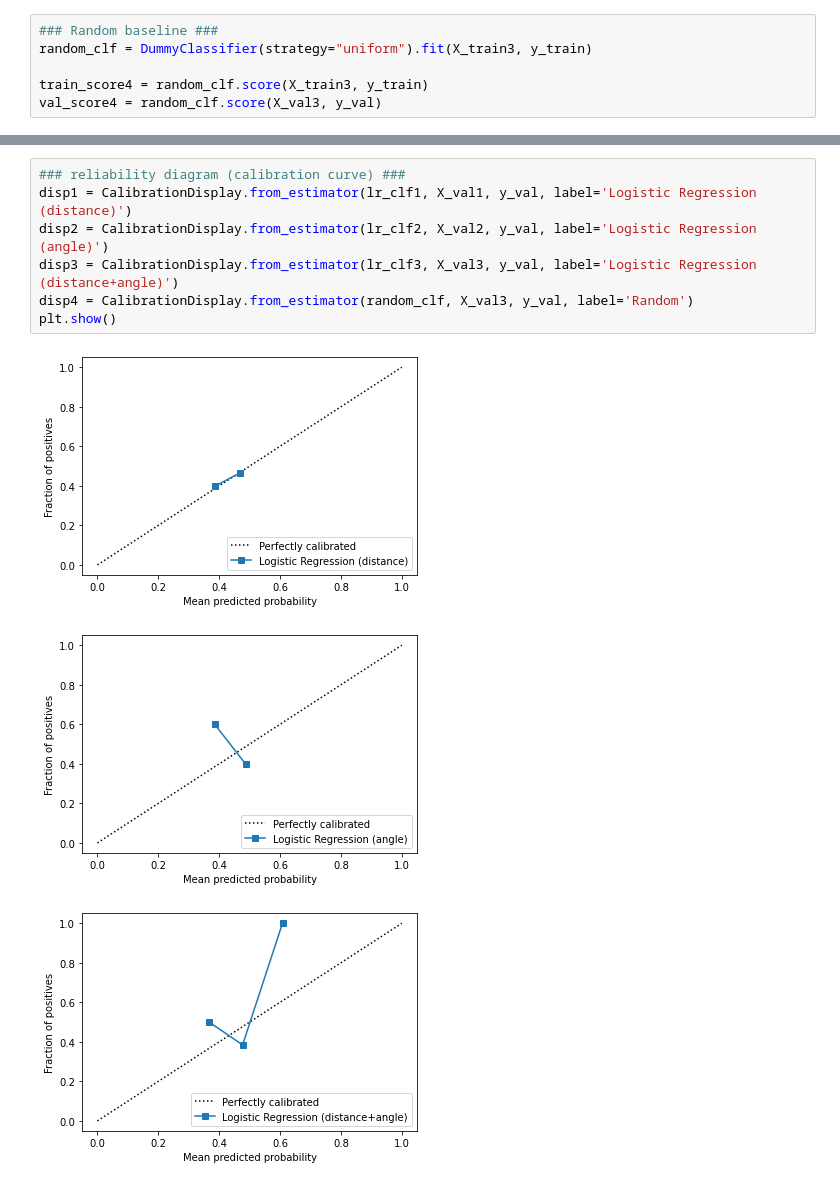
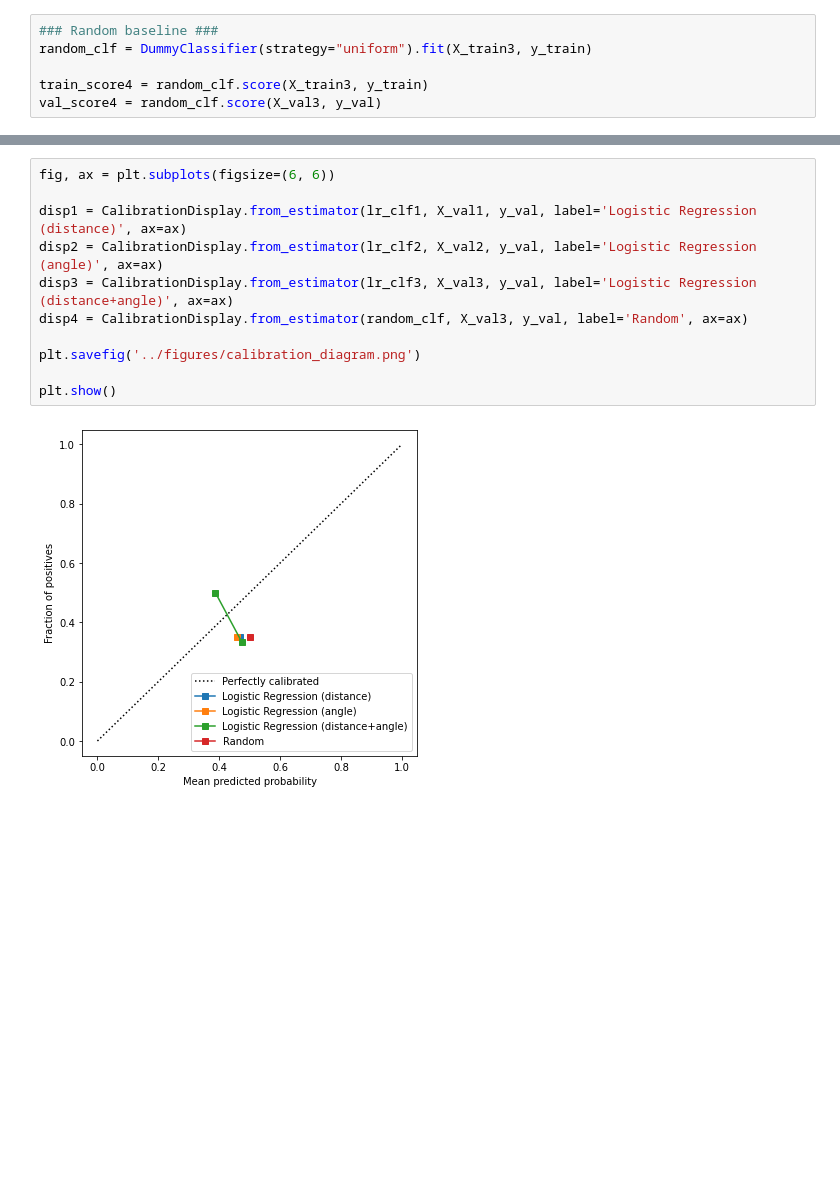
Before and after one commit to sorinmuchi/IFT6758, a Jupyter notebook: notebooks/3-BaselineModels.ipynb, the cells around one changed output, grey strips where cells are left out. Saved outputs shown, nothing was run; the diff lists cells and outputs as text; blank space fills up the shorter version.

```diff
--- a/notebooks/3-BaselineModels.ipynb
+++ b/notebooks/3-BaselineModels.ipynb
@@ -196,11 +204,13 @@ plt.show()
 # %%
-### reliability diagram (calibration curve) ###
-disp1 = CalibrationDisplay.from_estimator(lr_clf1, X_val1, y_val, label='Logistic Regression (distance)')
-disp2 = CalibrationDisplay.from_estimator(lr_clf2, X_val2, y_val, label='Logistic Regression (angle)')
-disp3 = CalibrationDisplay.from_estimator(lr_clf3, X_val3, y_val, label='Logistic Regression (distance+angle)')
-disp4 = CalibrationDisplay.from_estimator(random_clf, X_val3, y_val, label='Random')
+fig, ax = plt.subplots(figsize=(6, 6))
+
+disp1 = CalibrationDisplay.from_estimator(lr_clf1, X_val1, y_val, label='Logistic Regression (distance)', ax=ax)
+disp2 = CalibrationDisplay.from_estimator(lr_clf2, X_val2, y_val, label='Logistic Regression (angle)', ax=ax)
+disp3 = CalibrationDisplay.from_estimator(lr_clf3, X_val3, y_val, label='Logistic Regression (distance+angle)', ax=ax)
+disp4 = CalibrationDisplay.from_estimator(random_clf, X_val3, y_val, label='Random', ax=ax)
+
+plt.savefig('../figures/calibration_diagram.png')
+
 plt.show()
 # %% [output]
-[figure, old version]
+[figure, new version]
-[figure, removed]
-[figure, removed]
```
Also changed, not shown: parts of 5 cells of this notebook, 4 other files.
